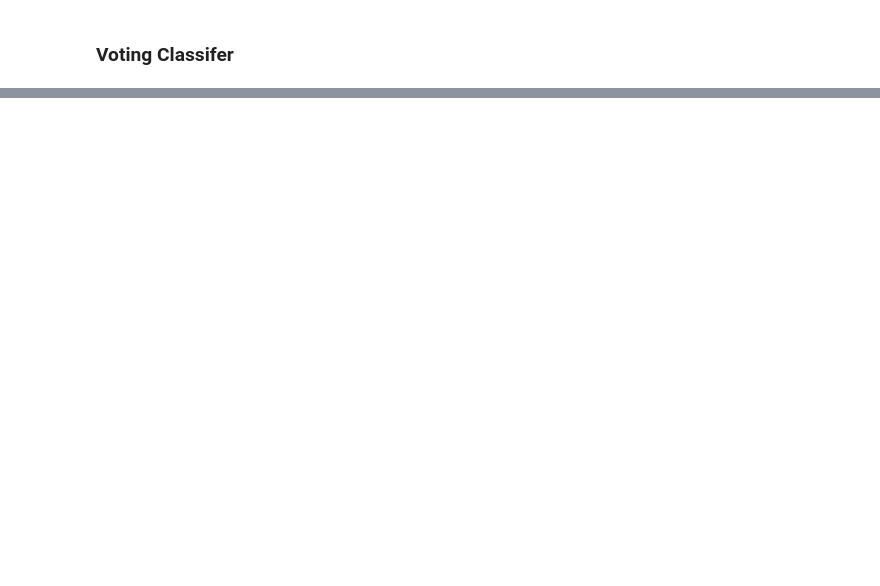
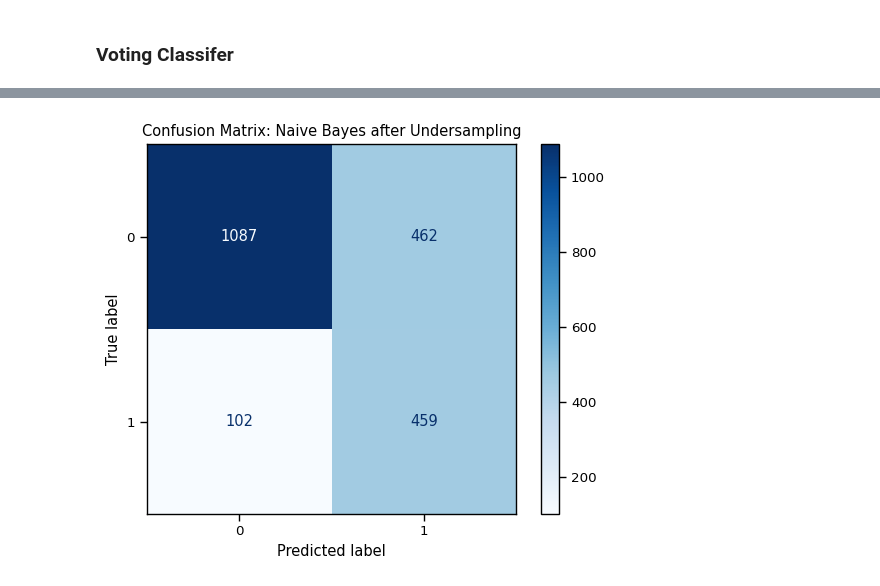
Before and after one commit to KudoroEsther/Customer_churn, a Jupyter notebook: notebooks/sample_copy.ipynb, the cells around one changed output, grey strips where cells are left out. Saved outputs shown, nothing was run; the diff lists cells and outputs as text; code cells hidden in the pictures; blank space fills up the shorter version.

```diff
--- a/notebooks/sample_copy.ipynb
+++ b/notebooks/sample_copy.ipynb
@@ -805,0 +892,10 @@ voting_clf.fit(X_train, y_train)
+# %%
+from imblearn.under_sampling import RandomUnderSampler
+rus = RandomUnderSampler(random_state=42)
+X_train_rus, y_train_rus = rus.fit_resample(X_train, y_train)
+# %%
+nav_rus_model = GaussianNB()
+nav_rus_model.fit(X_train_rus, y_train_rus)
+nav_rus_pred = nav_rus_model.predict(X_test)
+print("Naive Bayes Recall after undersampling:", recall_score(y_test, nav_rus_pred))
+print(classification_report(y_test, nav_rus_pred))
@@ -805,0 +928,9 @@ voting_clf.fit(X_train, y_train)
+# %%
+cm= confusion_matrix(y_test, nav_rus_pred)
+disp = ConfusionMatrixDisplay(confusion_matrix=cm)
+#Plotting with model name as title
+disp.plot(cmap='Blues')
+plt.title(f"Confusion Matrix: Naive Bayes after Undersampling")
+plt.show()
+# %% [output]
+[figure, added]
```
Also changed, not shown: parts of 13 cells of this notebook.
